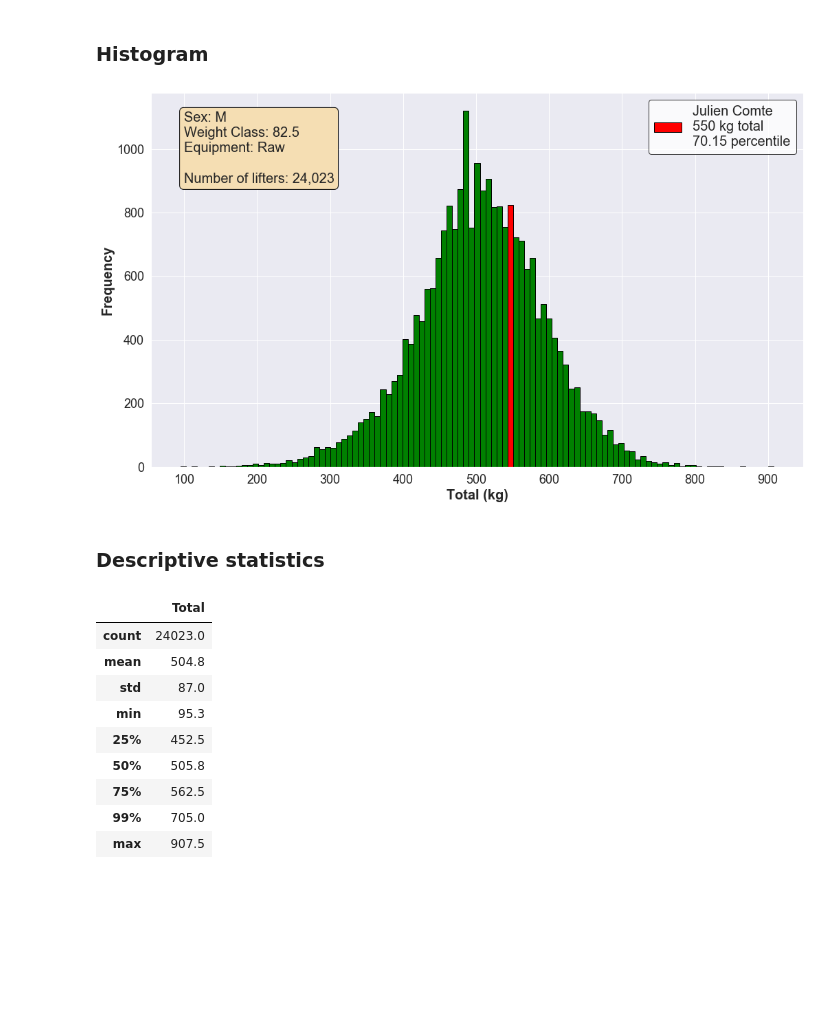
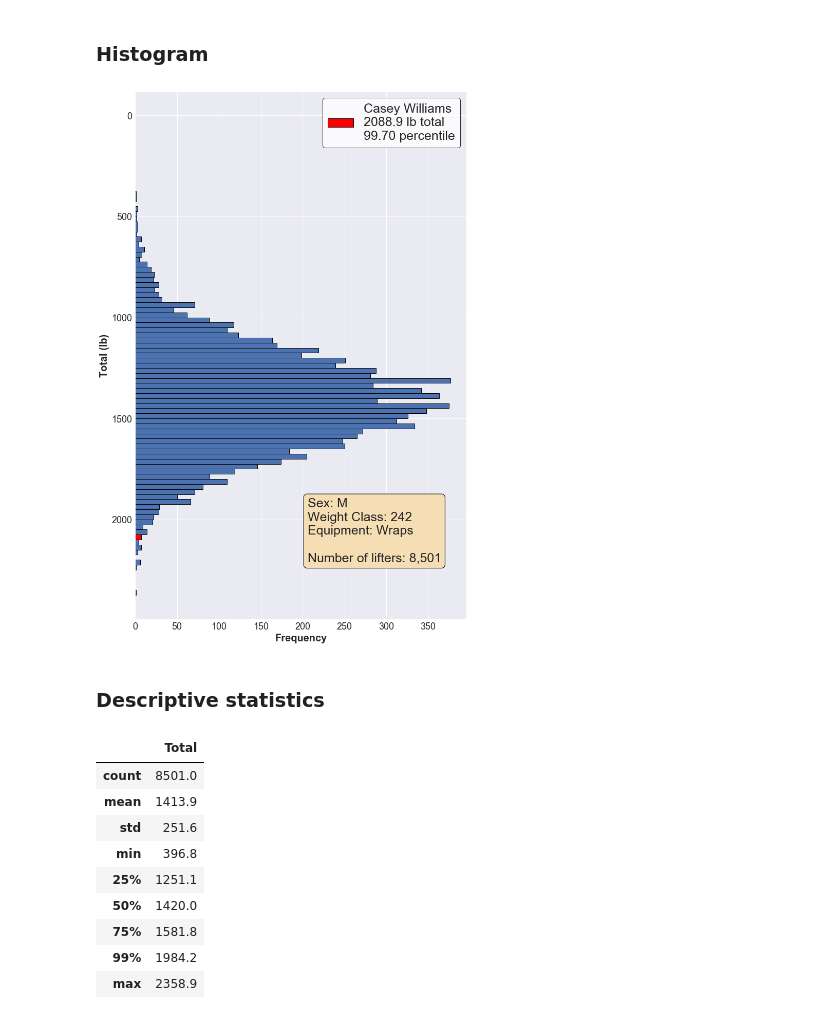
Before and after one commit to jucomte/open-powerlifting-data-analysis, a Jupyter notebook: total-histogram.ipynb, the cells around one changed output. Saved outputs shown, nothing was run; the diff lists cells and outputs as text; code cells hidden in the pictures; blank space fills up the shorter version.

```diff
--- a/total-histogram.ipynb
+++ b/total-histogram.ipynb
@@ -24,8 +26,8 @@ data_types = {
              }
 
 opl = pd.read_csv('openpowerlifting.csv', dtype=data_types, usecols=list(data_types))
-# %%
-opl.rename(columns={'TotalKg':'Total'}, inplace=True)
+# %%
+opl['Total'] = opl['TotalKg'].apply(lambda x: x*2.20462)
 # %%
 opl['Tested'].fillna('No', inplace=True)
 # %% [markdown]
@@ -33,14 +35,14 @@ opl['Tested'].fillna('No', inplace=True)
 **Weight classes**: 44, 48, 52, 56, 60, 67.5, 75, 82.5, 90, 90+, 100, 110, 125, 140, 140+ <br>
 **Tested**: Use 'Yes' for tested and both 'Yes' and 'No' for untested.
 # %%
-bw_range_low = 75
+bw_range_low = 100
 # use bw_range_high = 999 for SHW
-bw_range_high = 82.5
+bw_range_high = 110
 sex = 'M'
-equipment = ['Raw']
+equipment = ['Wraps']
 tested = ['Yes', 'No']
 
-opl_name = 'Julien Comte'
+opl_name = 'Casey Williams #1'
 # %%
 parameter_mask = (
                   (opl['BodyweightKg'] > bw_range_low)
@@ -63,18 +65,22 @@ my_best_total = opl_filtered.loc[opl_filtered['Name'] == opl_name]['Total'].max(
 # %%
 sns.set()
 
-fig = plt.figure(figsize=(17, 10))
+fig = plt.figure(figsize=(10, 15), constrained_layout=True)
 
 ax = fig.add_subplot()
 
-n, bins, patches = ax.hist(best_totals, bins='auto', color='green', edgecolor='black')
+binsize = 25
+kg_bins = np.arange(0, max(best_totals) + (25 - max(best_totals) % 25) + 1, binsize) # 25 lb bins
+
+n, bins, patches = ax.hist(best_totals, bins=kg_bins, orientation='horizontal', edgecolor='black')
 
 # CHART FORMATTING
-ax.set_xlabel('Total (kg)', size=20, fontweight='bold')
-ax.set_ylabel('Frequency', size=20, fontweight='bold')
+ax.invert_yaxis()
+ax.set_xlabel('Frequency', size=20, fontweight='bold')
+ax.set_ylabel('Total (lb)', size=20, fontweight='bold')
 plt.yticks(size=18)
 plt.xticks(size=18)
-ax.tick_params(axis='both', which='major', pad=5, length=5)
+ax.tick_params(axis='both', which='major', pad=0)
 
 # MY BIN (rightmost value less than or equal to my_total)
 bisect_index = bisect.bisect_right(bins, my_best_total)
@@ -83,40 +89,42 @@ if bisect_index == len(bins):
     index_to_highlight = -1
 else:
     index_to_highlight = bisect_index - 1
 
 patches[index_to_highlight].set_facecolor('red')
 
 # LEGEND
 percentile = stats.percentileofscore(best_totals, my_best_total, kind='mean')
 actual_name = re.sub(r' #\d', '', opl_name)
-label = [f'{actual_name}\n{my_best_total:g} kg total\n{percentile:.2f} percentile']
-ax.legend([patches[index_to_highlight]], label, facecolor='white', edgecolor='black', fontsize=20)
+label = [f'{actual_name}\n{my_best_total:.1f} lb total\n{percentile:.2f} percentile']
+ax.legend([patches[index_to_highlight]], label, facecolor='white', edgecolor='black', fontsize=25)
 
 # TEXTBOX
 if bw_range_high == 999:
-    bw_range_high = 'SHW'
+    weight_class = 'SHW'
+else:
+    weight_class = math.floor(bw_range_high*2.20462)
 
 if 'Yes' in tested and len(tested) == 1:
     is_tested = '\nDrug-Tested: Yes'
 else:
     is_tested = ''
 
 parameters = '\n'.join((
    f'Sex: {sex}',
-   f'Weight Class: {bw_range_high}',
-   f'Equipment: {", ".join(str(x) for x in equipment)}' + is_tested,
+   f'Weight Class: {weight_class}',
+   f'Equipment: {" + ".join(equipment)}' + is_tested,
    '\n'
    f'Number of lifters: {best_totals.count():,}'))
 
 props = dict(boxstyle='round', facecolor='wheat', edgecolor='black')
 
-ax.text(0.05, 0.95, parameters, transform=ax.transAxes, fontsize=20, verticalalignment='top', bbox=props)
+ax.text(0.52, 0.23, parameters, transform=ax.transAxes, fontsize=25, verticalalignment='top', bbox=props)
 
 # plt.savefig(actual_name, bbox_inches='tight')
 
 plt.show()
 # %% [output]
-[figure, old version]
+[figure, new version]
 # %% [markdown]
 ### Descriptive statistics
 # %%
@@ -124,12 +132,12 @@ pd.set_option('precision', 1)
 best_totals.describe(percentiles=[.25, .50, .75, .99]).to_frame()
 # %% [output]
 |  | Total |
-| count | 24023.0 |
-| mean | 504.8 |
-| std | 87.0 |
-| min | 95.3 |
-| 25% | 452.5 |
-| 50% | 505.8 |
-| 75% | 562.5 |
-| 99% | 705.0 |
-| max | 907.5 |
+| count | 8501.0 |
+| mean | 1413.9 |
+| std | 251.6 |
+| min | 396.8 |
+| 25% | 1251.1 |
+| 50% | 1420.0 |
+| 75% | 1581.8 |
+| 99% | 1984.2 |
+| max | 2358.9 |
```
Also changed, not shown: parts of 1 cell of this notebook.
